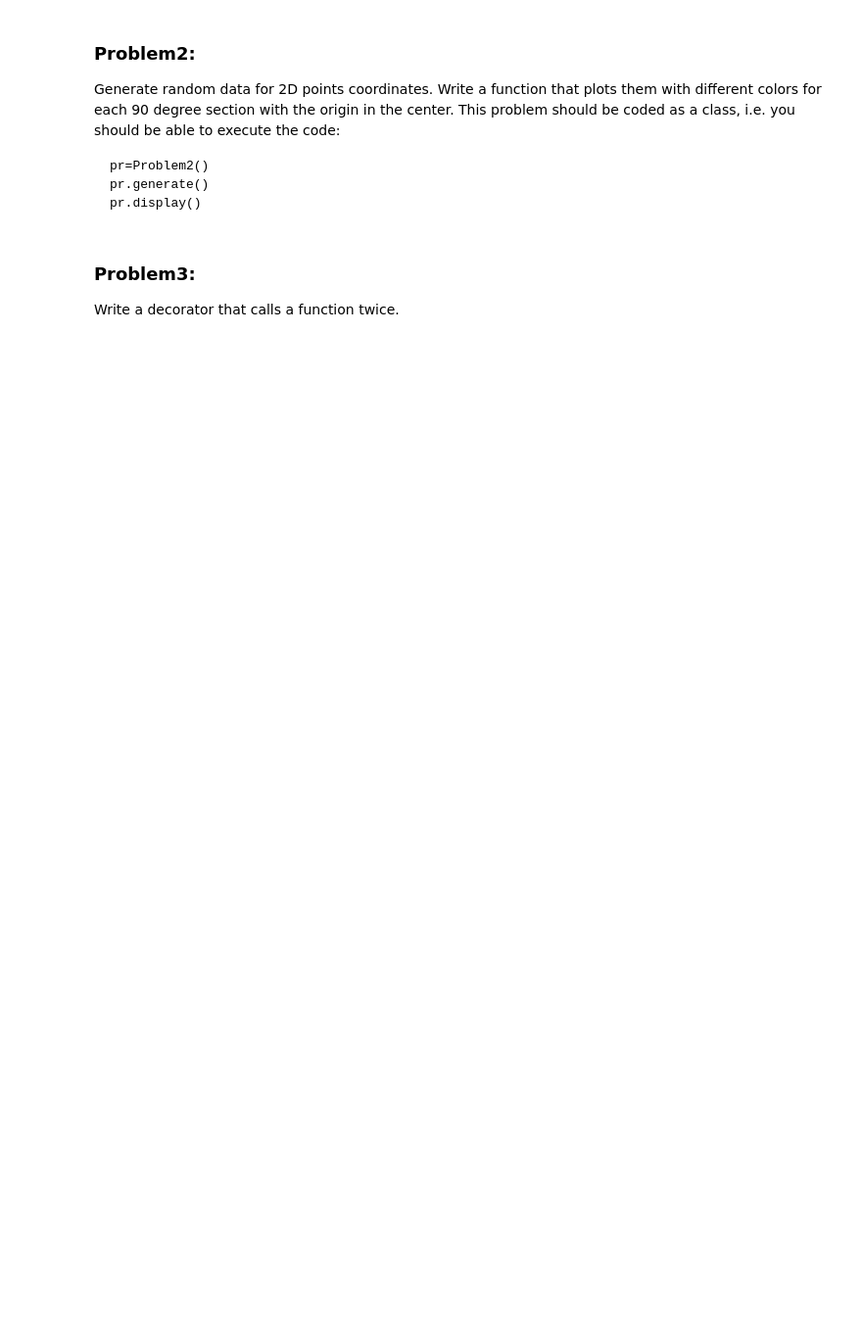
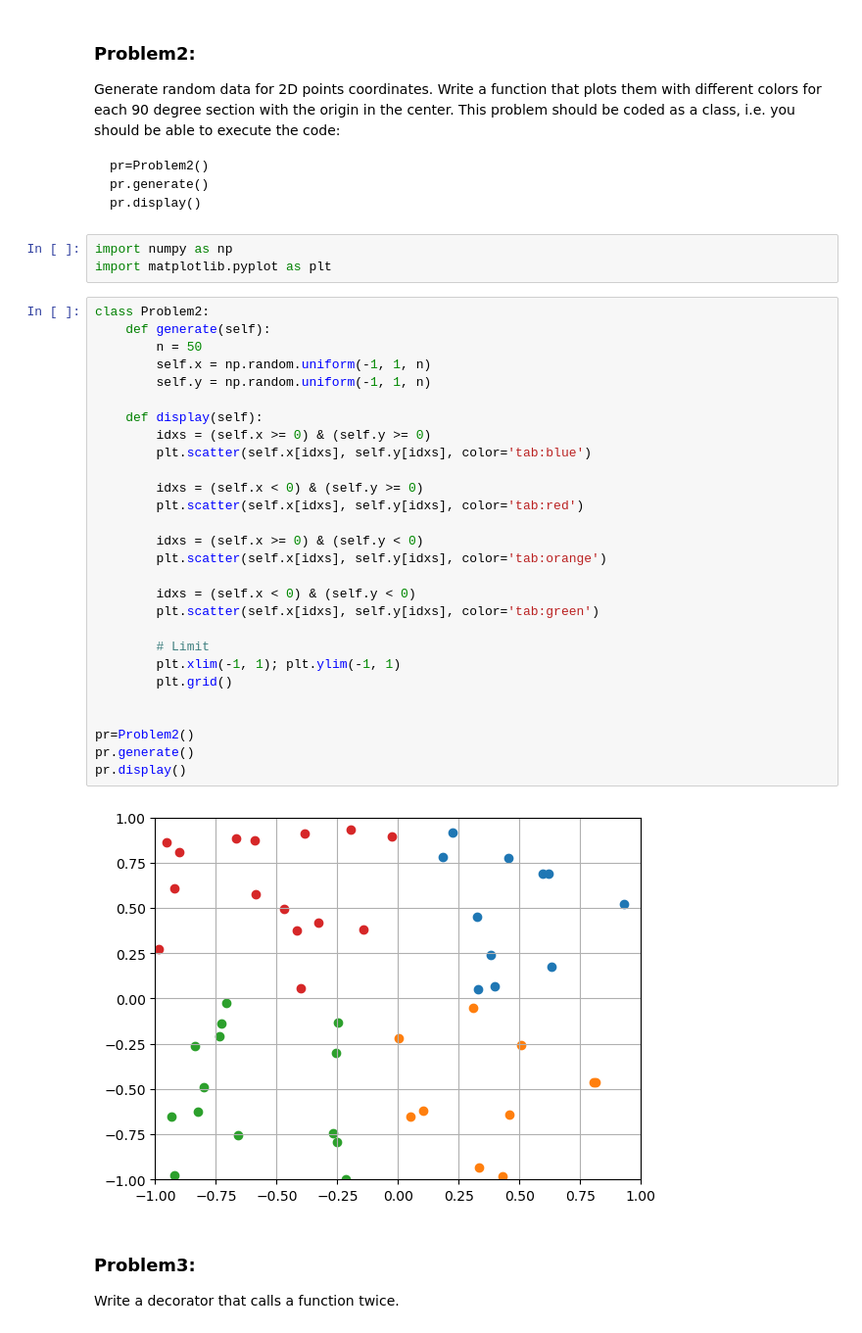
Before and after one commit to nathasya-abenita/ScientificPython_diploma26, a Jupyter notebook: fake_exam/fake_exam.ipynb, the cells around one changed output. Shown at 98% size. Saved outputs shown, nothing was run; the diff lists cells and outputs as text; blank space fills up the shorter version.

````diff
--- a/fake_exam/fake_exam.ipynb
+++ b/fake_exam/fake_exam.ipynb
@@ -35,6 +52,39 @@ pr=Problem2()
 pr.generate()
 pr.display()
 ```
+# %%
+import numpy as np
+import matplotlib.pyplot as plt
+# %%
+class Problem2:
+    def generate(self):
+        n = 50
+        self.x = np.random.uniform(-1, 1, n)
+        self.y = np.random.uniform(-1, 1, n)
+
+    def display(self):
+        idxs = (self.x >= 0) & (self.y >= 0)
+        plt.scatter(self.x[idxs], self.y[idxs], color='tab:blue')
+
+        idxs = (self.x < 0) & (self.y >= 0)
+        plt.scatter(self.x[idxs], self.y[idxs], color='tab:red')
+
+        idxs = (self.x >= 0) & (self.y < 0)
+        plt.scatter(self.x[idxs], self.y[idxs], color='tab:orange')
+
+        idxs = (self.x < 0) & (self.y < 0)
+        plt.scatter(self.x[idxs], self.y[idxs], color='tab:green')
+
+        # Limit
+        plt.xlim(-1, 1); plt.ylim(-1, 1)
+        plt.grid()
+
+
+pr=Problem2()
+pr.generate()
+pr.display()
+# %% [output]
+[figure, added]
 # %% [markdown]
 ### **Problem3:**
 
````
Also changed, not shown: parts of 11 cells of this notebook, 4 other files.
